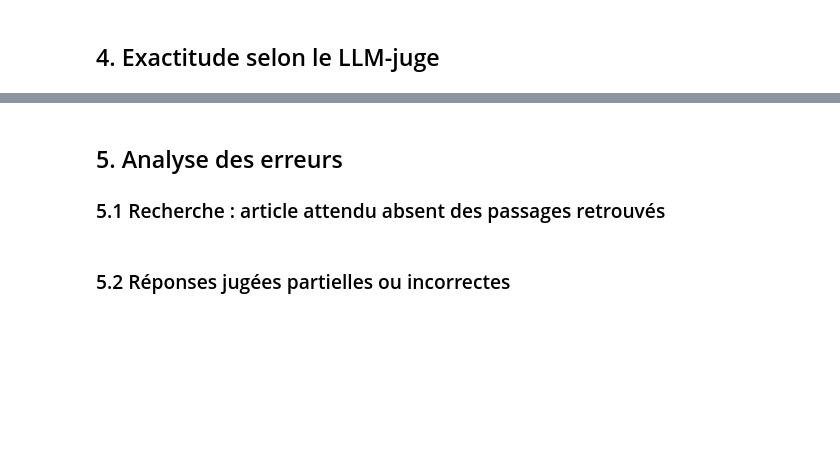
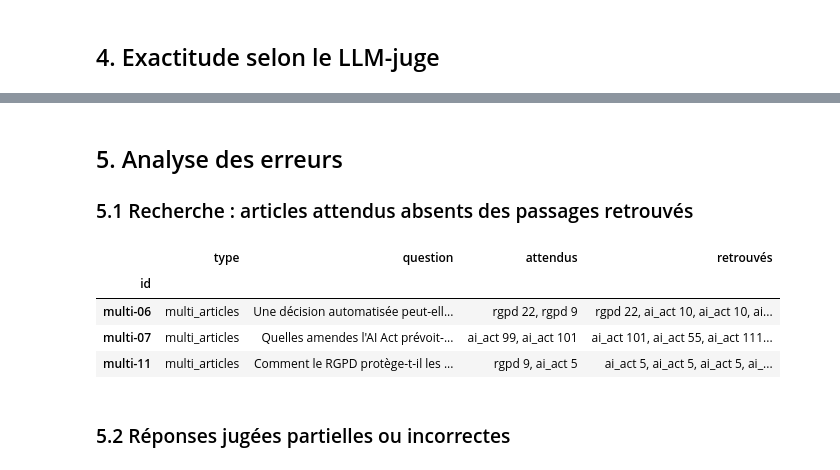
Before and after one commit to louchenilounes/assistant-rag-agents, a Jupyter notebook: notebooks/03_evaluation_baseline.ipynb, the cells around one changed output, grey strips where cells are left out. Saved outputs shown, nothing was run; the diff lists cells and outputs as text; code cells hidden in the pictures; blank space fills up the shorter version.

```diff
--- a/notebooks/03_evaluation_baseline.ipynb
+++ b/notebooks/03_evaluation_baseline.ipynb
@@ -77,17 +107,23 @@ verdicts.value_counts().rename("questions").to_frame()
 # %% [markdown]
 ## 5. Analyse des erreurs
 
-### 5.1 Recherche : article attendu absent des passages retrouvés
+### 5.1 Recherche : articles attendus absents des passages retrouvés
 # %%
 def articles(items):
     return ", ".join(f"{i['document']} {i['article']}" for i in items)
 
 
-misses = scores[scores["hit"] == 0].index
+misses = scores[scores["retrieval_recall"] < 1].index
 answers.loc[misses].assign(
     attendus=lambda d: d["expected"].apply(lambda e: ", ".join(f"{doc} {art}" for doc, art in e)),
     retrouvés=lambda d: d["retrieved"].apply(articles),
 )[["type", "question", "attendus", "retrouvés"]]
+# %% [output]
+|  | type | question | attendus | retrouvés |
+| id |  |  |  |  |
+| multi-06 | multi_articles | Une décision automatisée peut-ell... | rgpd 22, rgpd 9 | rgpd 22, ai_act 10, ai_act 10, ai... |
+| multi-07 | multi_articles | Quelles amendes l'AI Act prévoit-... | ai_act 99, ai_act 101 | ai_act 101, ai_act 55, ai_act 111... |
+| multi-11 | multi_articles | Comment le RGPD protège-t-il les ... | rgpd 9, ai_act 5 | ai_act 5, ai_act 5, ai_act 5, ai_... |
 # %% [markdown]
 ### 5.2 Réponses jugées partielles ou incorrectes
 # %%
```
Also changed, not shown: parts of 16 cells of this notebook, 8 other files.
